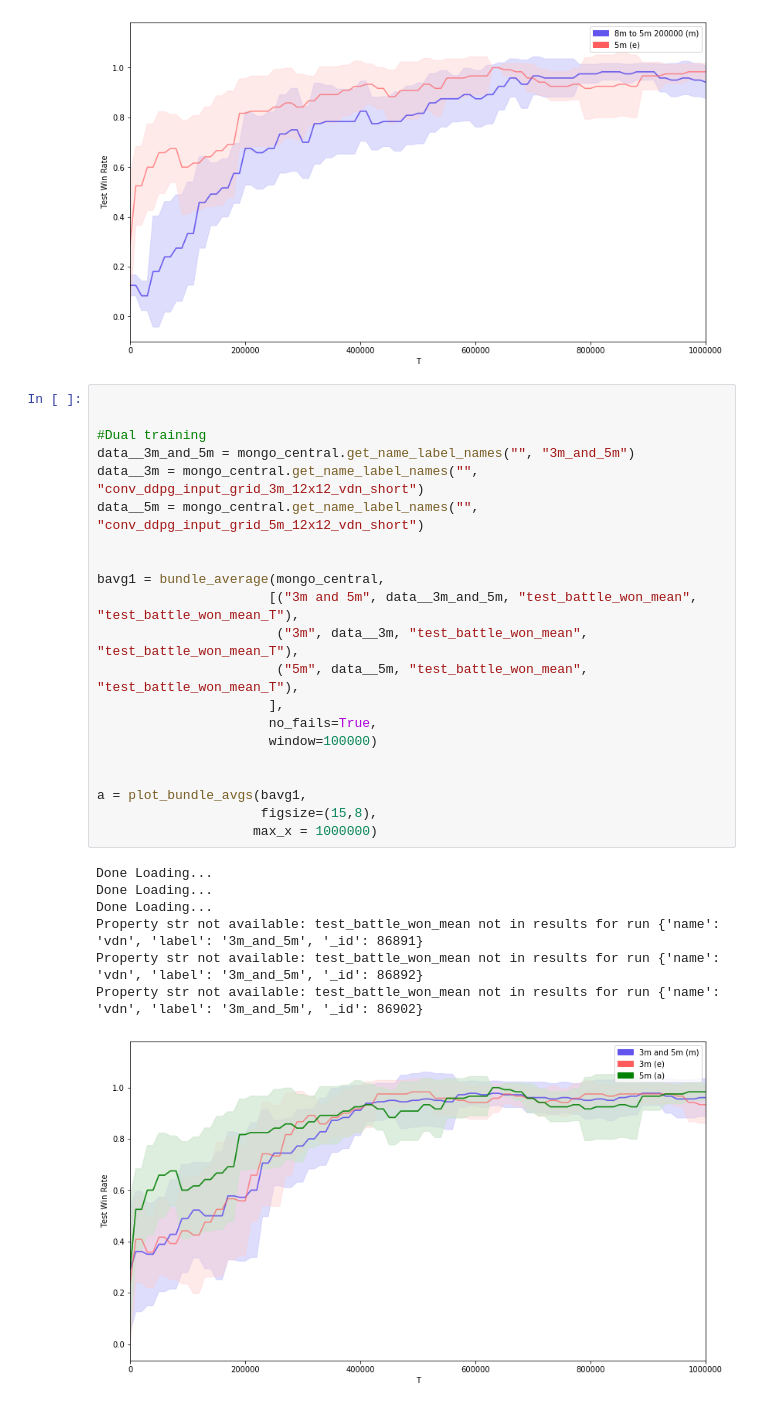
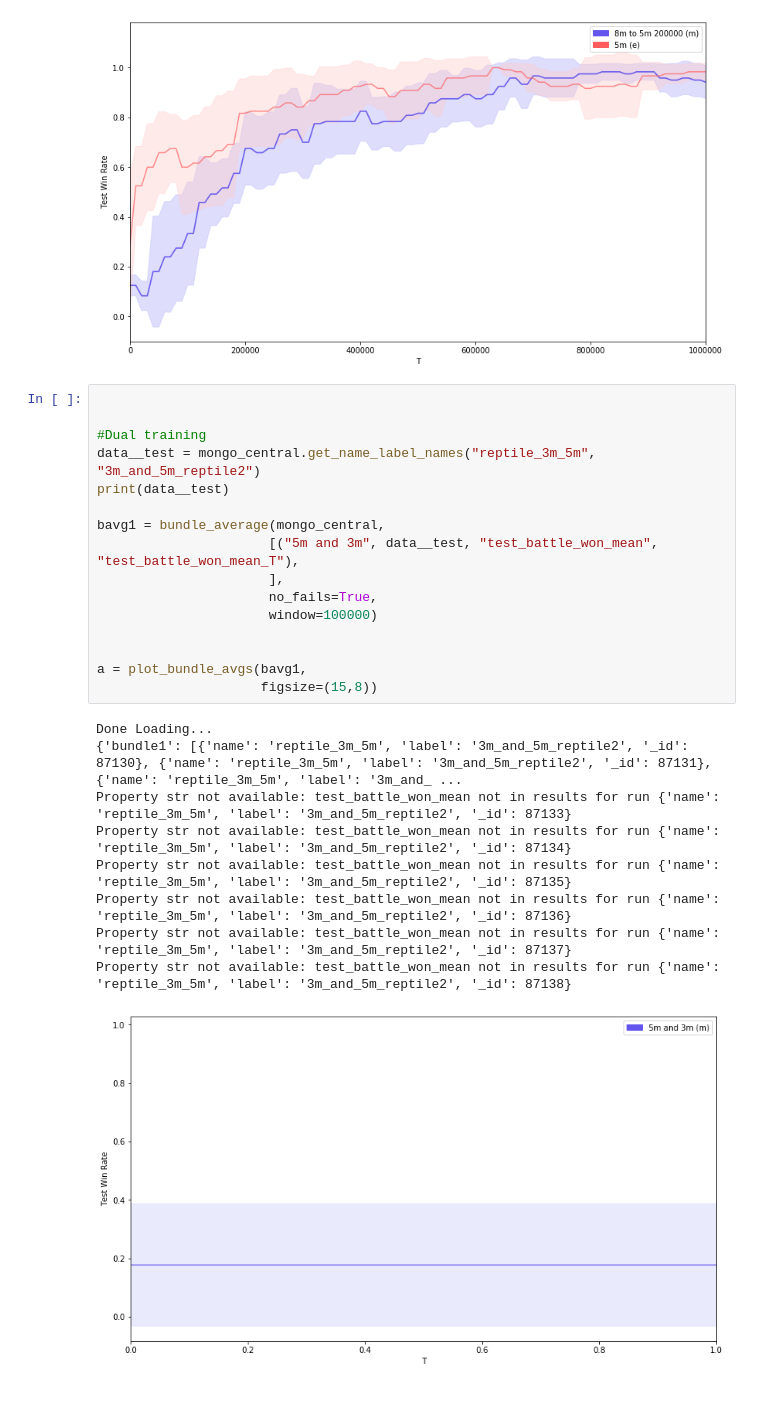
Before and after one commit to nicholasburden/pymarl, a Jupyter notebook: analysis/analysis2.ipynb, the cells around one changed output. Cells and saved outputs as stored; diff of their text form.

```diff
--- a/analysis/analysis2.ipynb
+++ b/analysis/analysis2.ipynb
@@ -441,29 +443,26 @@ Done Loading...
 # %%
 
 
 #Dual training
-data__3m_and_5m = mongo_central.get_name_label_names("", "3m_and_5m")
-data__3m = mongo_central.get_name_label_names("", "conv_ddpg_input_grid_3m_12x12_vdn_short")
-data__5m = mongo_central.get_name_label_names("", "conv_ddpg_input_grid_5m_12x12_vdn_short")
-
+data__test = mongo_central.get_name_label_names("reptile_3m_5m", "3m_and_5m_reptile2")
+print(data__test)
 
 bavg1 = bundle_average(mongo_central,
-                      [("3m and 5m", data__3m_and_5m, "test_battle_won_mean", "test_battle_won_mean_T"),
-                       ("3m", data__3m, "test_battle_won_mean", "test_battle_won_mean_T"),
-                       ("5m", data__5m, "test_battle_won_mean", "test_battle_won_mean_T"),
+                      [("5m and 3m", data__test, "test_battle_won_mean", "test_battle_won_mean_T"),
                       ],
                       no_fails=True,
                       window=100000)
 
 
 a = plot_bundle_avgs(bavg1,
-                     figsize=(15,8),
-                    max_x = 1000000)
+                     figsize=(15,8))
 # %% [output]
 Done Loading...
-Done Loading...
-Done Loading...
-Property str not available: test_battle_won_mean not in results for run {'name': 'vdn', 'label': '3m_and_5m', '_id': 86891}
-Property str not available: test_battle_won_mean not in results for run {'name': 'vdn', 'label': '3m_and_5m', '_id': 86892}
-Property str not available: test_battle_won_mean not in results for run {'name': 'vdn', 'label': '3m_and_5m', '_id': 86902}
+{'bundle1': [{'name': 'reptile_3m_5m', 'label': '3m_and_5m_reptile2', '_id': 87130}, {'name': 'reptile_3m_5m', 'label': '3m_and_5m_reptile2', '_id': 87131}, {'name': 'reptile_3m_5m', 'label': '3m_and_ ...
+Property str not available: test_battle_won_mean not in results for run {'name': 'reptile_3m_5m', 'label': '3m_and_5m_reptile2', '_id': 87133}
+Property str not available: test_battle_won_mean not in results for run {'name': 'reptile_3m_5m', 'label': '3m_and_5m_reptile2', '_id': 87134}
+Property str not available: test_battle_won_mean not in results for run {'name': 'reptile_3m_5m', 'label': '3m_and_5m_reptile2', '_id': 87135}
+Property str not available: test_battle_won_mean not in results for run {'name': 'reptile_3m_5m', 'label': '3m_and_5m_reptile2', '_id': 87136}
+Property str not available: test_battle_won_mean not in results for run {'name': 'reptile_3m_5m', 'label': '3m_and_5m_reptile2', '_id': 87137}
+Property str not available: test_battle_won_mean not in results for run {'name': 'reptile_3m_5m', 'label': '3m_and_5m_reptile2', '_id': 87138}
-[figure, old version]
+[figure, new version]
```
Also changed, not shown: parts of 2 cells of this notebook, 3 other files.
